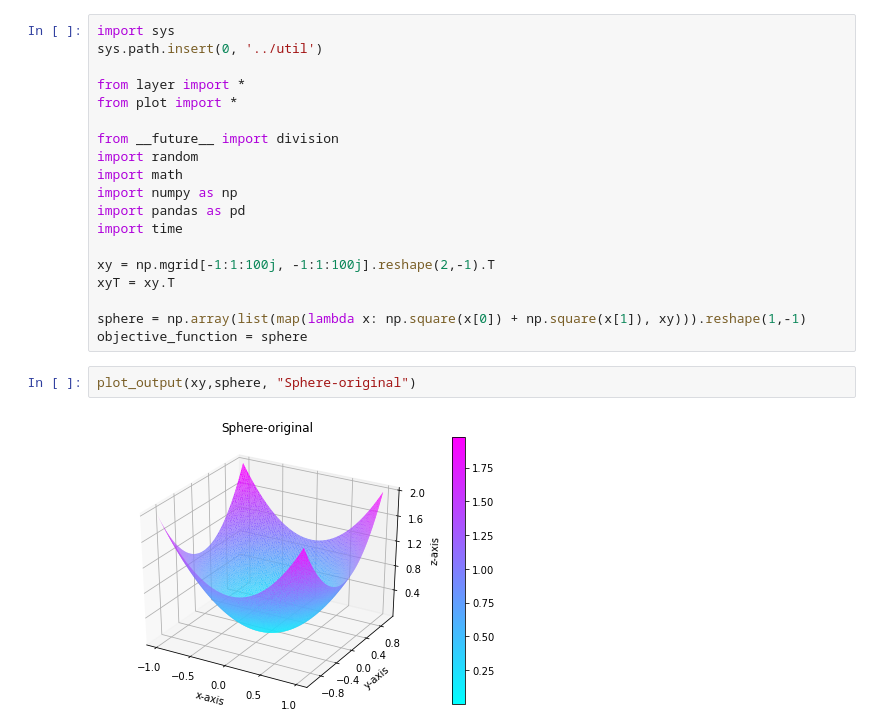
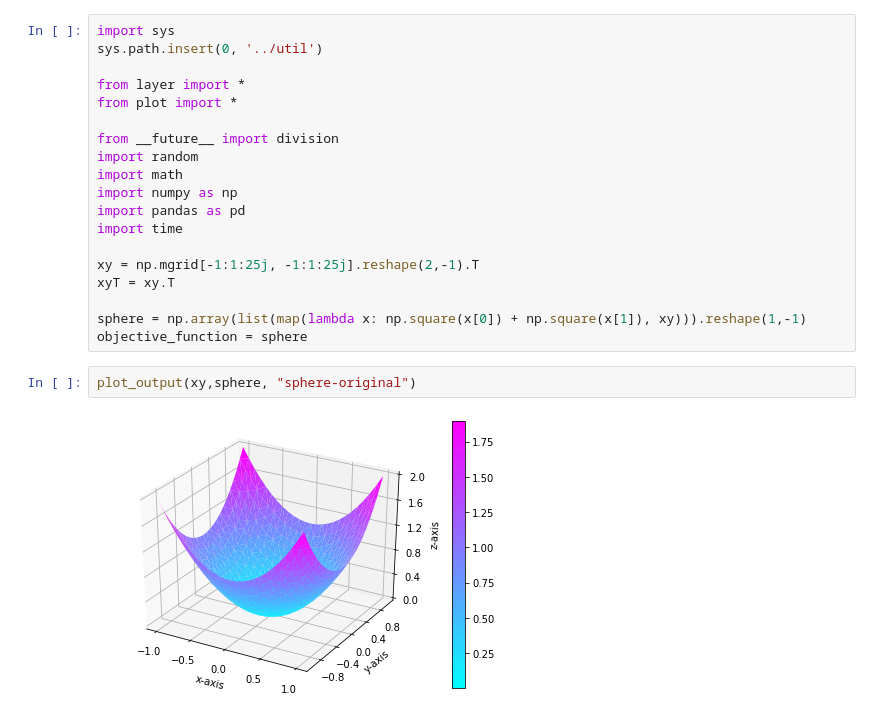
Before and after one commit to nyac-1/stochastic-optimization-research, a Jupyter notebook: PSO/PSO-Sphere.ipynb, the cells around one changed output. Drawn from its saved outputs; the diff is of its cells as text.

```diff
--- a/PSO/PSO-Sphere.ipynb
+++ b/PSO/PSO-Sphere.ipynb
@@ -12,15 +12,15 @@ import numpy as np
 import pandas as pd
 import time
 
-xy = np.mgrid[-1:1:100j, -1:1:100j].reshape(2,-1).T
+xy = np.mgrid[-1:1:25j, -1:1:25j].reshape(2,-1).T
 xyT = xy.T
 
 sphere = np.array(list(map(lambda x: np.square(x[0]) + np.square(x[1]), xy))).reshape(1,-1)
 objective_function = sphere
 # %%
-plot_output(xy,sphere, "Sphere-original")
+plot_output(xy,sphere, "sphere-original")
 # %% [output]
-[figure, old version]
+[figure, new version]
 # %%
 global global_best_position
 global global_best_cost
```
Also changed, not shown: parts of 7 cells of this notebook, 26 other files.
